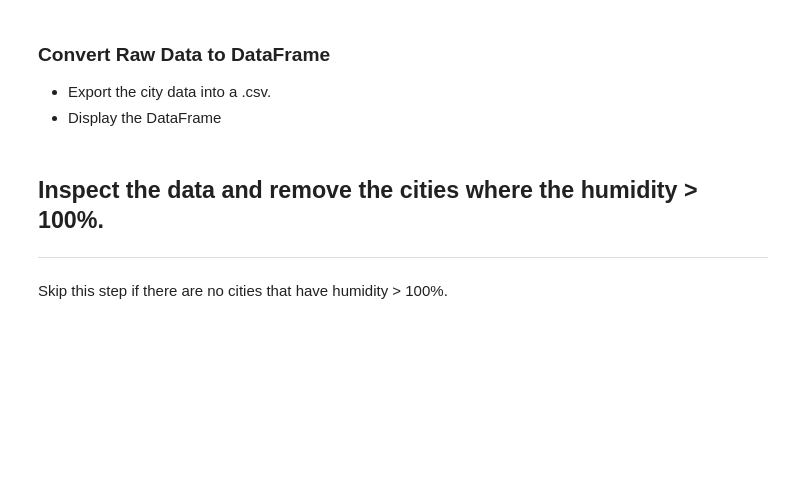
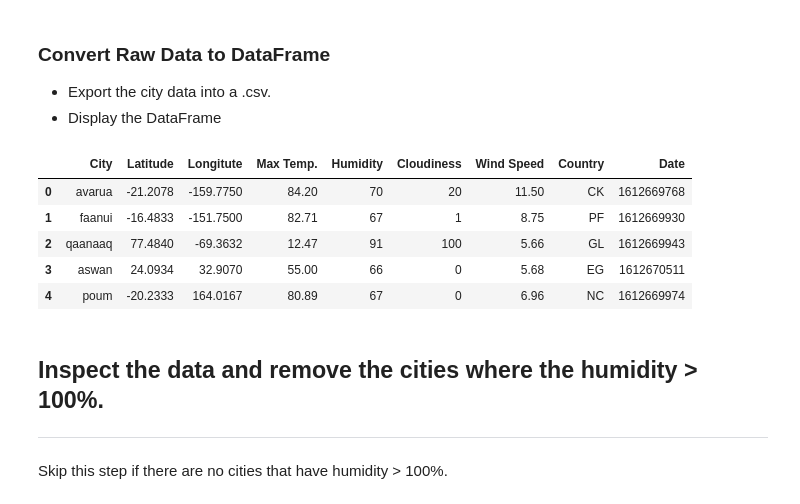
Before and after one commit to szig97/python-api-challenge, a Jupyter notebook: WeatherPy/WeatherPy.ipynb, the cells around one changed output. Saved outputs shown, nothing was run; the diff lists cells and outputs as text; code cells hidden in the pictures; blank space fills up the shorter version.

Commit message:
adding weather dataframe and csv export code

```diff
--- a/WeatherPy/WeatherPy.ipynb
+++ b/WeatherPy/WeatherPy.ipynb
@@ -118,3 +118,26 @@ City not found. Skipping...
 ### Convert Raw Data to DataFrame
 * Export the city data into a .csv.
 * Display the DataFrame
+# %%
+#Create dictionary for DataFrame
+weather_dict = {"City": city_list,
+               "Latitude": lat,
+               "Longitute": lng,
+               "Max Temp.": max_temp,
+               "Humidity": humidity,
+               "Cloudiness": cloudiness,
+               "Wind Speed": wind_speed,
+               "Country": country,
+               "Date": date}
+
+#Create DataFrame
+weather_df = pd.DataFrame(weather_dict)
+
+weather_df.head()
+# %% [output]
+|  | City | Latitude | Longitute | Max Temp. | Humidity | Cloudiness | Wind Speed | Country | Date |
+| 0 | avarua | -21.2078 | -159.7750 | 84.20 | 70 | 20 | 11.50 | CK | 1612669768 |
+| 1 | faanui | -16.4833 | -151.7500 | 82.71 | 67 | 1 | 8.75 | PF | 1612669930 |
+| 2 | qaanaaq | 77.4840 | -69.3632 | 12.47 | 91 | 100 | 5.66 | GL | 1612669943 |
+| 3 | aswan | 24.0934 | 32.9070 | 55.00 | 66 | 0 | 5.68 | EG | 1612670511 |
+| 4 | poum | -20.2333 | 164.0167 | 80.89 | 67 | 0 | 6.96 | NC | 1612669974 |
```
Also changed, not shown: parts of 1 cell of this notebook, 1 other file.
